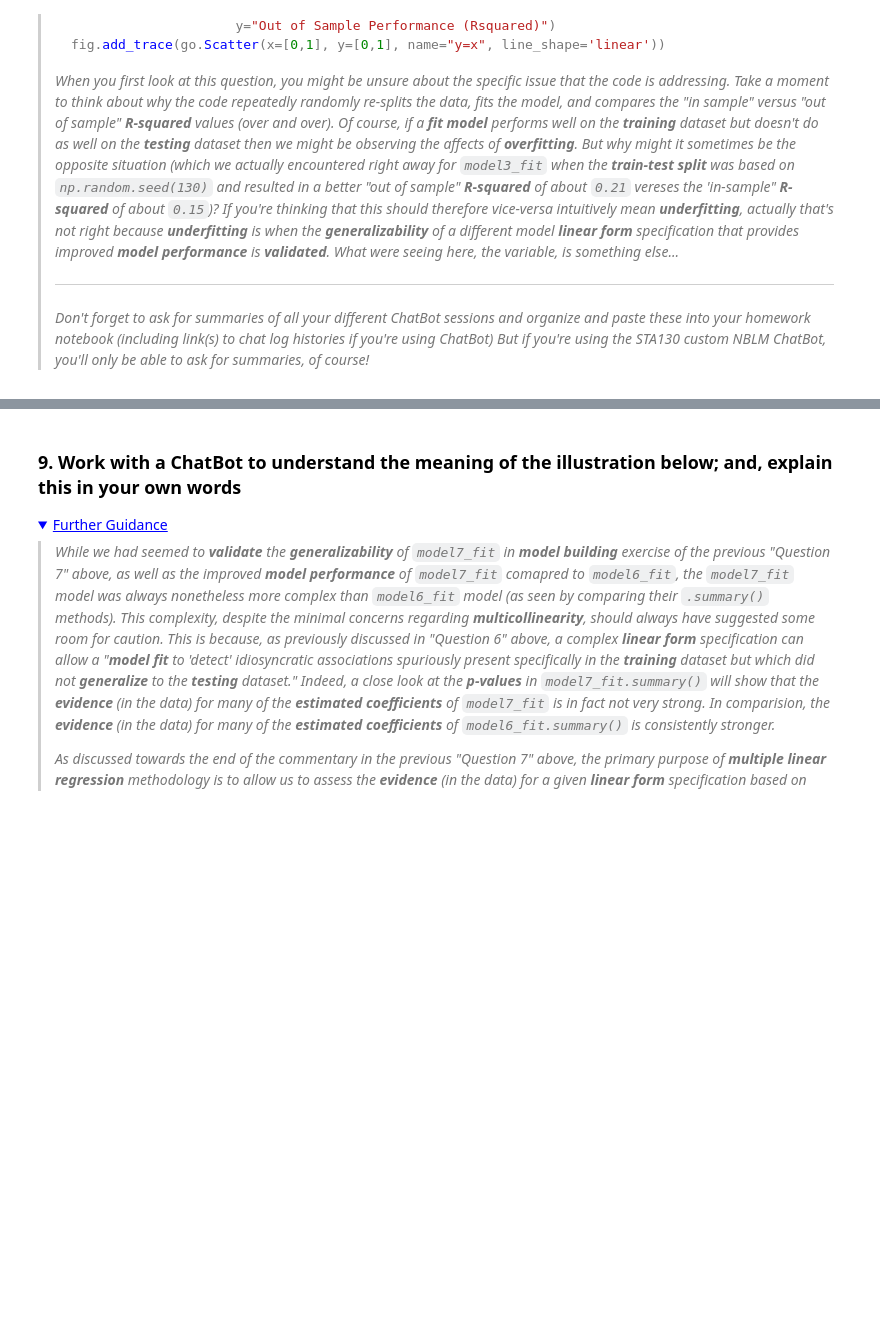
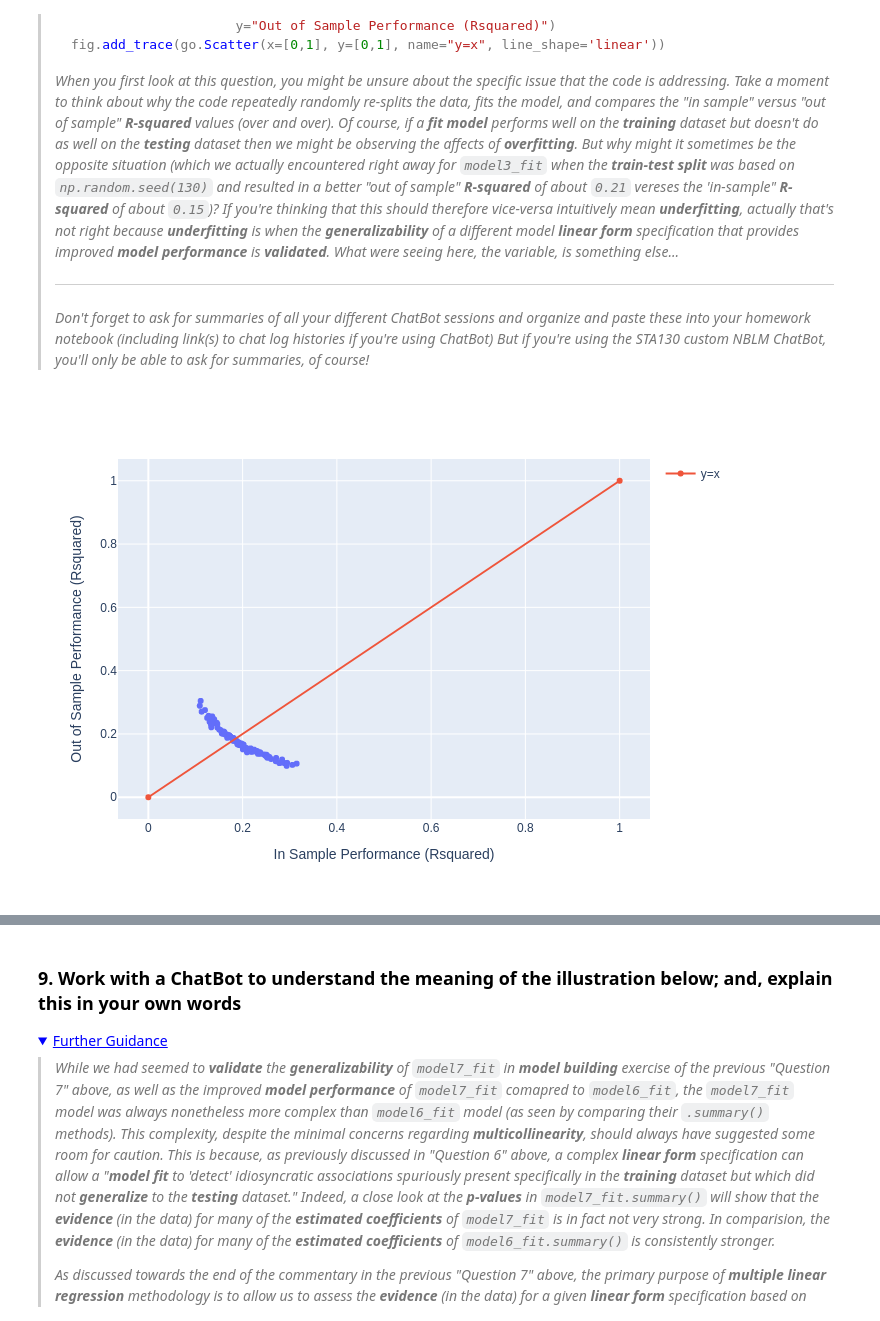
Before and after one commit to mikuknightforever/STA130, a Jupyter notebook: STA130F24_HW07_Week10_DueNov14.ipynb, the cells around one changed output, grey strips where cells are left out. Saved outputs shown, nothing was run; the diff lists cells and outputs as text; code cells hidden in the pictures; folded sections open; blank space fills up the shorter version.

```diff
--- a/STA130F24_HW07_Week10_DueNov14.ipynb
+++ b/STA130F24_HW07_Week10_DueNov14.ipynb
@@ -782,3 +1003,56 @@ model7_fit.summary().tables[-1]
 > _Don't forget to ask for summaries of all your different ChatBot sessions and organize and paste these into your homework notebook (including link(s) to chat log histories if you're using ChatBot) But if you're using the STA130 custom NBLM ChatBot, you'll only be able to ask for summaries, of course!_
 
 </details>
+# %%
+import pandas as pd
+import numpy as np
+import statsmodels.formula.api as smf
+import plotly.graph_objects as go
+import plotly.express as px
+
+# Load the pokeaman dataset
+url = "https://raw.githubusercontent.com/KeithGalli/pandas/master/pokemon_data.csv"
+pokeaman = pd.read_csv(url)
+
+# Check the first few rows of the dataset
+pokeaman.head()
+
+# Defining a simple linear form for model fitting (example with Attack, Defense, Speed to predict HP)
+linear_form = 'HP ~ Attack + Defense + Speed'
+
+# Number of repetitions for train-test split
+reps = 100
+
+# Arrays to hold the R-squared values
+in_sample_Rsquared = np.array([0.0] * reps)
+out_of_sample_Rsquared = np.array([0.0] * reps)
+
+# Loop through the repetitions
+for i in range(reps):
+    # Random 50-50 train-test split
+    train_data = pokeaman.sample(frac=0.5, random_state=None)  # 50% for training
+    test_data = pokeaman.drop(train_data.index)  # Remaining 50% for testing
+
+    # Fit the linear regression model
+    final_model_fit = smf.ols(formula=linear_form, data=train_data).fit()
+
+    # In-sample R-squared
+    in_sample_Rsquared[i] = final_model_fit.rsquared
+
+    # Out-of-sample R-squared (using test data)
+    out_of_sample_Rsquared[i] = np.corrcoef(test_data['HP'], final_model_fit.predict(test_data))[0, 1]**2
+
+# Create a DataFrame to store the results
+df = pd.DataFrame({
+    "In Sample Performance (Rsquared)": in_sample_Rsquared,
+    "Out of Sample Performance (Rsquared)": out_of_sample_Rsquared
+})
+
+# Plot the scatter plot to compare in-sample vs out-of-sample performance
+fig = px.scatter(df, x="In Sample Performance (Rsquared)", y="Out of Sample Performance (Rsquared)")
+fig.add_trace(go.Scatter(x=[0, 1], y=[0, 1], name="y=x", line_shape='linear'))
+
+# Show the plot
+fig.show(renderer="png")
+# %% [output]
+[figure, added]
```
Also changed, not shown: parts of 46 cells of this notebook.
